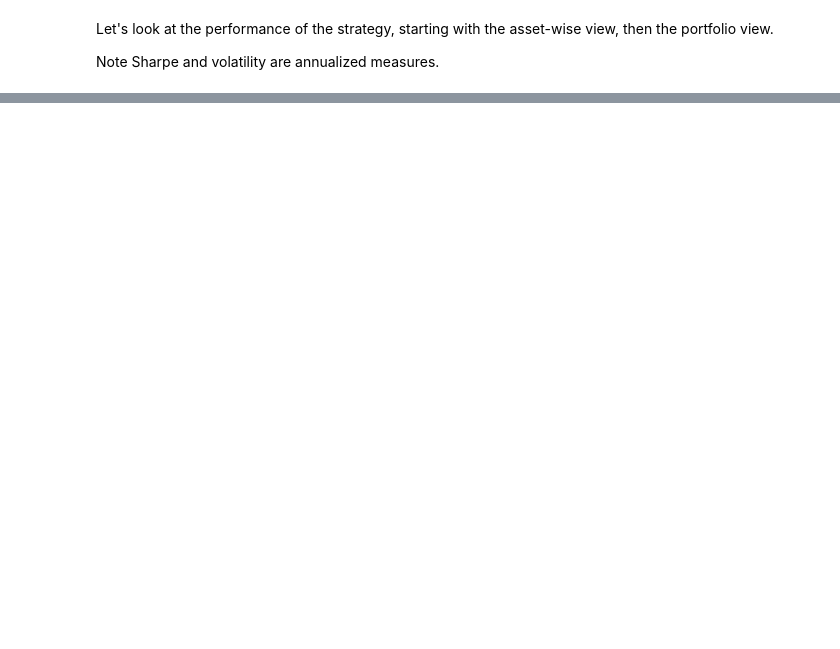
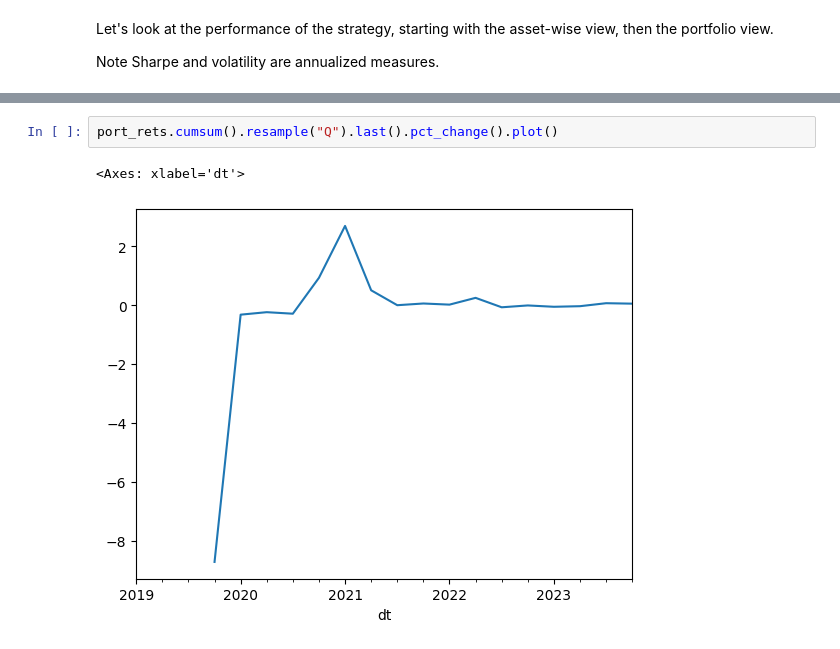
Before and after one commit to thecolngroup/alphavec, a Jupyter notebook: example.ipynb, the cells around one changed output, grey strips where cells are left out. Cells and saved outputs as stored; diff of their text form; blank space fills up the shorter version.

```diff
--- a/example.ipynb
+++ b/example.ipynb
@@ -192,0 +220,5 @@ port_cum.plot()
+# %%
+port_rets.cumsum().resample("Q").last().pct_change().plot()
+# %% [output]
+<Axes: xlabel='dt'>
+[figure, added]
```
Also changed, not shown: parts of 7 cells of this notebook, 3 other files.
